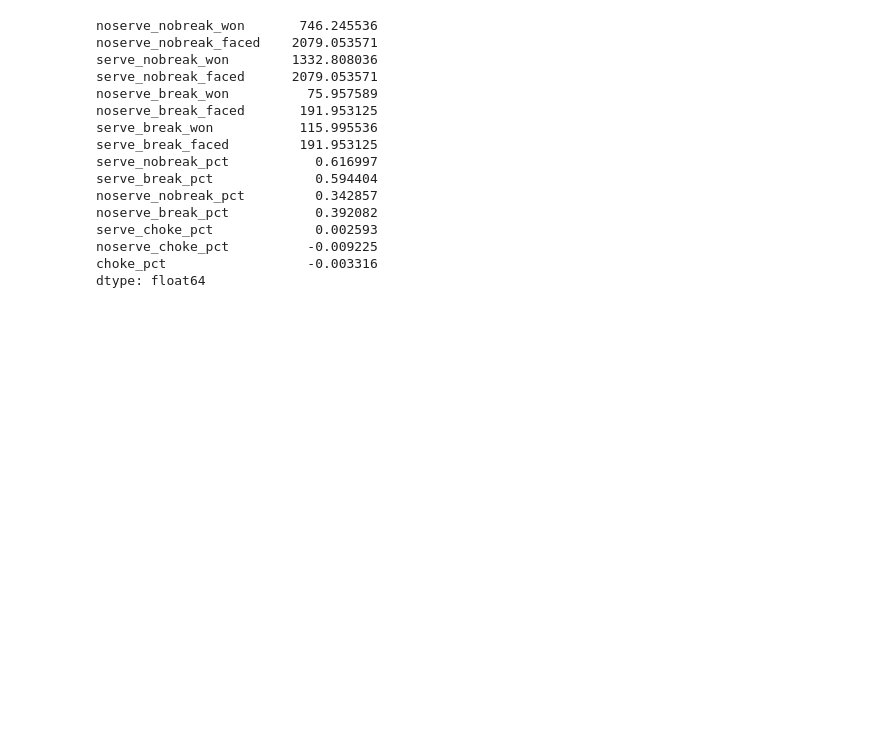
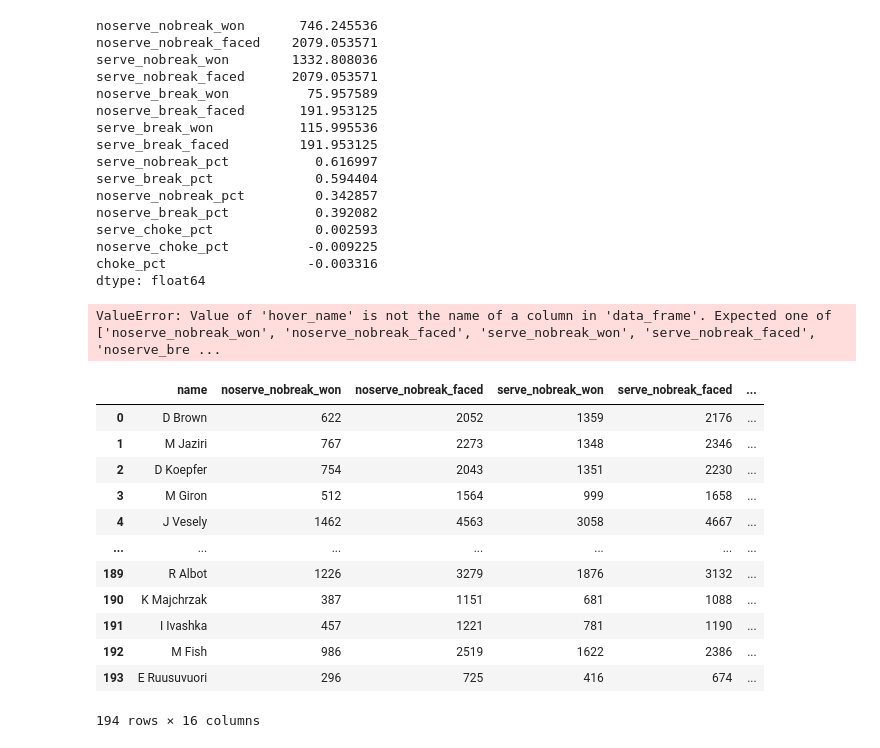
Before and after one commit to hoanganhminh01/CSE-481DS-Tennis-Analysis, a Jupyter notebook: src/choking.ipynb, the cells around one changed output. Cells and saved outputs as stored; diff of their text form; code cells hidden in the pictures; blank space fills up the shorter version.

```diff
--- a/src/choking.ipynb
+++ b/src/choking.ipynb
@@ -223,0 +234,22 @@ chokiest.to_csv("../data/chokiest.csv")
+# %%
+px.scatter(data_frame=chokiest, x="noserve_choke_pct", y="serve_choke_pct", hover_name="name")
+# %% [output]
+ValueError: Value of 'hover_name' is not the name of a column in 'data_frame'. Expected one of ['noserve_nobreak_won', 'noserve_nobreak_faced', 'serve_nobreak_won', 'serve_nobreak_faced', 'noserve_bre ...
+# %%
+df = pd.read_csv(f"../data/chokiest - Copy.csv")
+# %%
+df
+# %% [output]
+|  | name | noserve_nobreak_won | noserve_nobreak_faced | serve_nobreak_won | serve_nobreak_faced | ... |
+| 0 | D Brown | 622 | 2052 | 1359 | 2176 | ... |
+| 1 | M Jaziri | 767 | 2273 | 1348 | 2346 | ... |
+| 2 | D Koepfer | 754 | 2043 | 1351 | 2230 | ... |
+| 3 | M Giron | 512 | 1564 | 999 | 1658 | ... |
+| 4 | J Vesely | 1462 | 4563 | 3058 | 4667 | ... |
+| ... | ... | ... | ... | ... | ... | ... |
+| 189 | R Albot | 1226 | 3279 | 1876 | 3132 | ... |
+| 190 | K Majchrzak | 387 | 1151 | 681 | 1088 | ... |
+| 191 | I Ivashka | 457 | 1221 | 781 | 1190 | ... |
+| 192 | M Fish | 986 | 2519 | 1622 | 2386 | ... |
+| 193 | E Ruusuvuori | 296 | 725 | 416 | 674 | ... |
+194 rows × 16 columns
```
Also changed, not shown: parts of 7 cells of this notebook, 2 other files.
